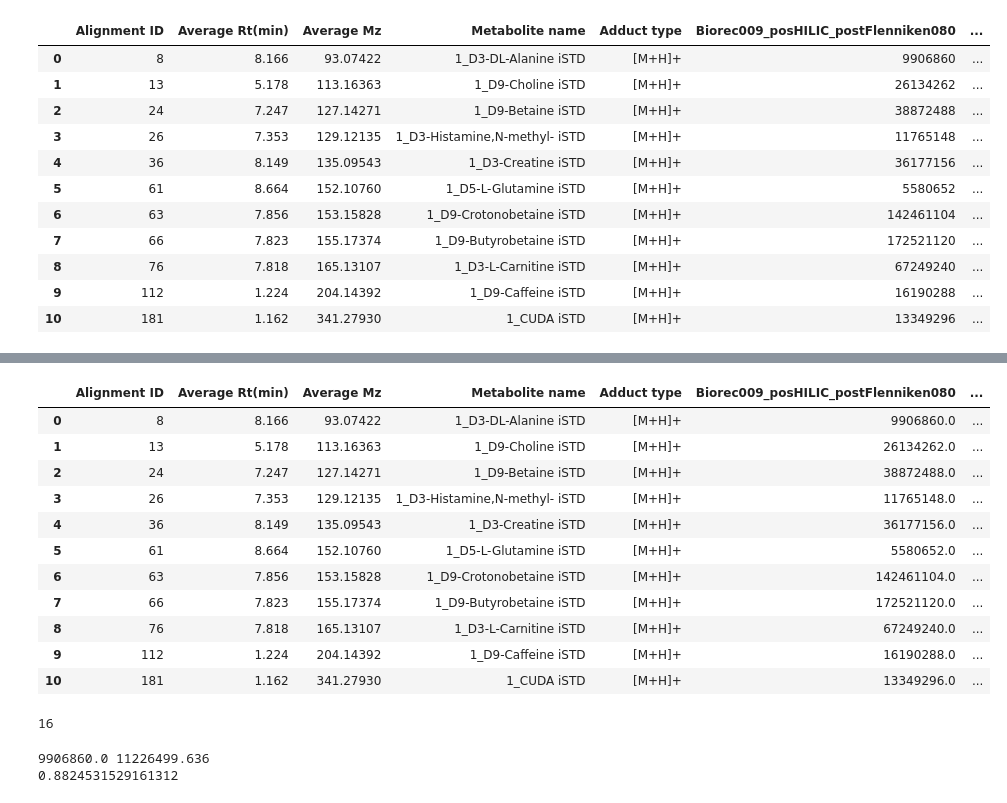
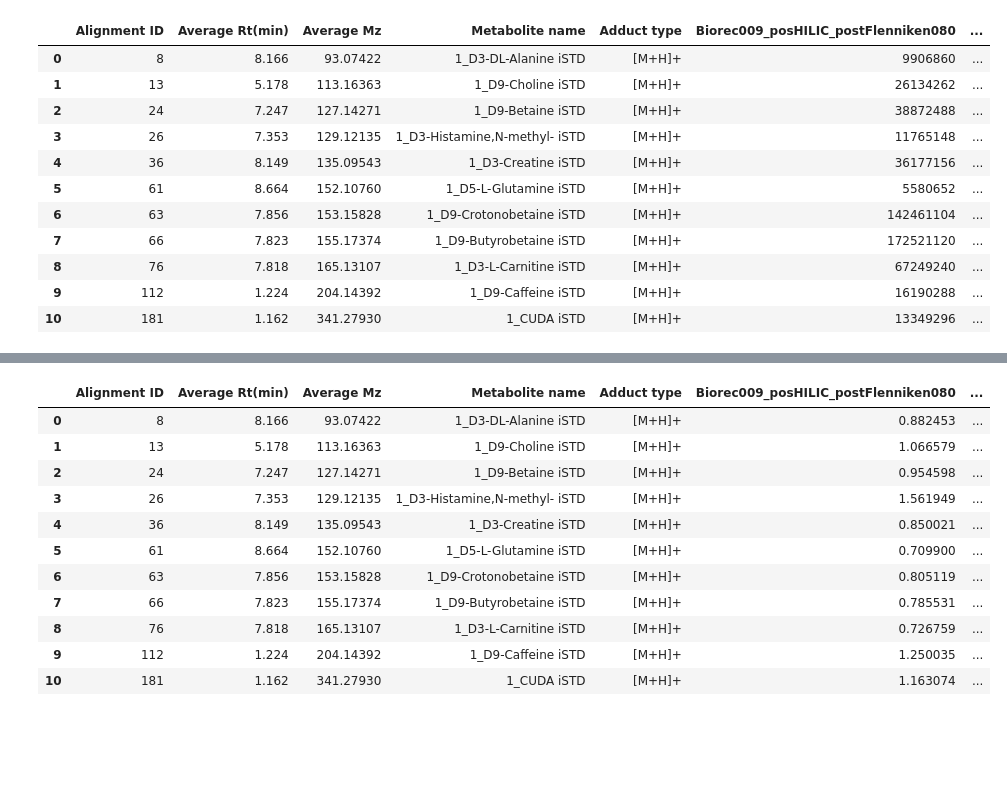
Before and after one commit to manika26/untargeted_dataset, a Jupyter notebook: Dataset processing.ipynb, the cells around one changed output, grey strips where cells are left out. Saved outputs shown, nothing was run; the diff lists cells and outputs as text; code cells hidden in the pictures; blank space fills up the shorter version.

```diff
--- a/Dataset processing.ipynb
+++ b/Dataset processing.ipynb
@@ -55,3 +50,12 @@ istd
 | 9 | 112 | 1.224 | 204.14392 | 1_D9-Caffeine iSTD | [M+H]+ | NaN | ... |
 | 10 | 181 | 1.162 | 341.27930 | 1_CUDA iSTD | [M+H]+ | NaN | ... |
 11 rows × 53 columns
+# %%
+#storing all column names as list
+colname=istd.columns.values.tolist()
+
+#creating list of column names which are not required.
+cols_not_req = colname[5:32] + colname[43:]
+cols_req=colname[0:5] + colname[32:42]
+print(cols_not_req,"\n")
+print(cols_req)
@@ -57,0 +66,7 @@ istd
+# %%
+#eliminating the columns not required.
+istd_n = istd.drop(cols_not_req, axis=1)
+
+#converting the datatypes of the columns accordingly
+istd_n.infer_objects()
+istd_n.dtypes
@@ -98,32 +121,17 @@ istd_new[cols]
-# %%
-istd_new['AVG_iSTD']=istd_new[cols].mean(axis=1).apply(lambda x: '{:.3f}'.format(x))
-istd_new
-# %% [output]
-|  | Alignment ID | Average Rt(min) | Average Mz | Metabolite name | Adduct type | Biorec009_posHILIC_postFlenniken080 | ... |
-| 0 | 8 | 8.166 | 93.07422 | 1_D3-DL-Alanine iSTD | [M+H]+ | 9906860.0 | ... |
-| 1 | 13 | 5.178 | 113.16363 | 1_D9-Choline iSTD | [M+H]+ | 26134262.0 | ... |
-| 2 | 24 | 7.247 | 127.14271 | 1_D9-Betaine iSTD | [M+H]+ | 38872488.0 | ... |
-| 3 | 26 | 7.353 | 129.12135 | 1_D3-Histamine,N-methyl- iSTD | [M+H]+ | 11765148.0 | ... |
-| 4 | 36 | 8.149 | 135.09543 | 1_D3-Creatine iSTD | [M+H]+ | 36177156.0 | ... |
-| 5 | 61 | 8.664 | 152.10760 | 1_D5-L-Glutamine iSTD | [M+H]+ | 5580652.0 | ... |
-| 6 | 63 | 7.856 | 153.15828 | 1_D9-Crotonobetaine iSTD | [M+H]+ | 142461104.0 | ... |
-| 7 | 66 | 7.823 | 155.17374 | 1_D9-Butyrobetaine iSTD | [M+H]+ | 172521120.0 | ... |
-| 8 | 76 | 7.818 | 165.13107 | 1_D3-L-Carnitine iSTD | [M+H]+ | 67249240.0 | ... |
-| 9 | 112 | 1.224 | 204.14392 | 1_D9-Caffeine iSTD | [M+H]+ | 16190288.0 | ... |
-| 10 | 181 | 1.162 | 341.27930 | 1_CUDA iSTD | [M+H]+ | 13349296.0 | ... |
-# %%
-#to find indec of columns
-idx=istd_new.columns.get_loc("AVG_iSTD")
-idx
-# %% [output]
-16
-# %%
-#creating columns for AVG_iSTD/Sample
-n=len(cols) #number of sample
-x=istd_new.iloc[0][5]
-y=float(istd_new.iloc[0][16])
-print(x,y)
-print(x/y)
-# %% [output]
-9906860.0 11226499.636
-0.8824531529161312
+# %%
+#creation of new column containg the averages of an iSTD in accordance of samples
+istd_n['AVG_iSTD']=istd_n.iloc[:,5:].mean(axis=1).apply(lambda x: '{:.3f}'.format(x)).astype(float)
+istd_n
+# %% [output]
+|  | Alignment ID | Average Rt(min) | Average Mz | Metabolite name | Adduct type | Biorec009_posHILIC_postFlenniken080 | ... |
+| 0 | 8 | 8.166 | 93.07422 | 1_D3-DL-Alanine iSTD | [M+H]+ | 0.882453 | ... |
+| 1 | 13 | 5.178 | 113.16363 | 1_D9-Choline iSTD | [M+H]+ | 1.066579 | ... |
+| 2 | 24 | 7.247 | 127.14271 | 1_D9-Betaine iSTD | [M+H]+ | 0.954598 | ... |
+| 3 | 26 | 7.353 | 129.12135 | 1_D3-Histamine,N-methyl- iSTD | [M+H]+ | 1.561949 | ... |
+| 4 | 36 | 8.149 | 135.09543 | 1_D3-Creatine iSTD | [M+H]+ | 0.850021 | ... |
+| 5 | 61 | 8.664 | 152.10760 | 1_D5-L-Glutamine iSTD | [M+H]+ | 0.709900 | ... |
+| 6 | 63 | 7.856 | 153.15828 | 1_D9-Crotonobetaine iSTD | [M+H]+ | 0.805119 | ... |
+| 7 | 66 | 7.823 | 155.17374 | 1_D9-Butyrobetaine iSTD | [M+H]+ | 0.785531 | ... |
+| 8 | 76 | 7.818 | 165.13107 | 1_D3-L-Carnitine iSTD | [M+H]+ | 0.726759 | ... |
+| 9 | 112 | 1.224 | 204.14392 | 1_D9-Caffeine iSTD | [M+H]+ | 1.250035 | ... |
+| 10 | 181 | 1.162 | 341.27930 | 1_CUDA iSTD | [M+H]+ | 1.163074 | ... |
```
Also changed, not shown: parts of 11 cells of this notebook.
